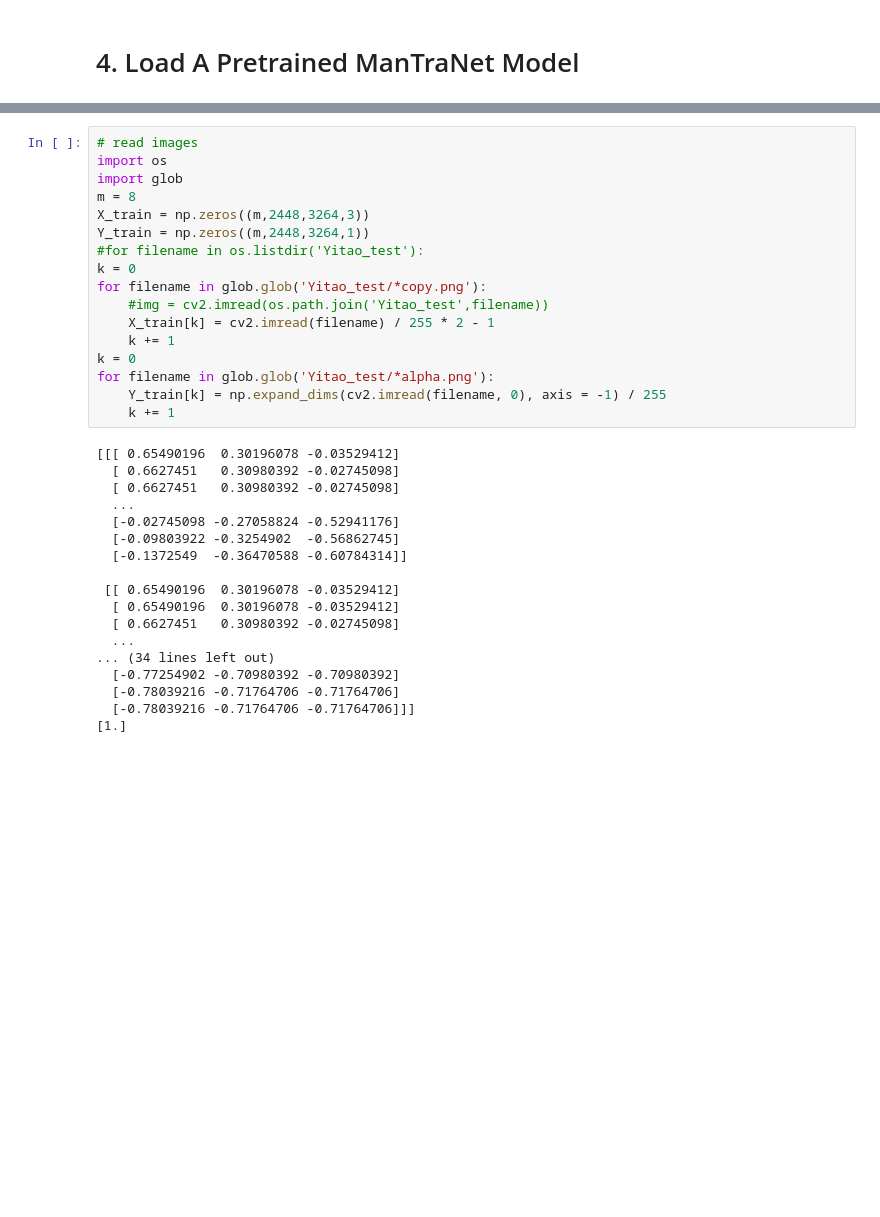
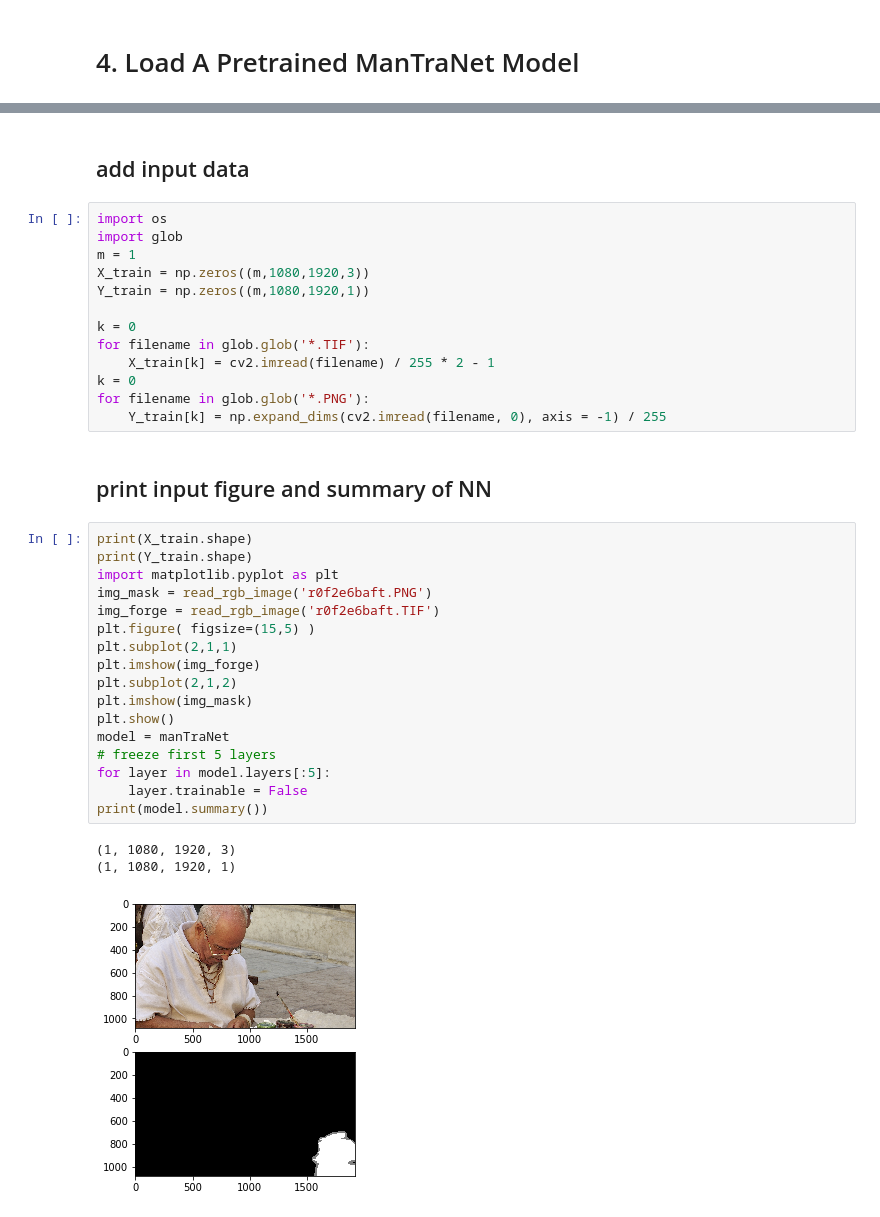
Before and after one commit to dhtdean/IFDN, a Jupyter notebook: Yitao_ManTraNet_Demo.ipynb, the cells around one changed output, grey strips where cells are left out. Saved outputs shown, nothing was run; the diff lists cells and outputs as text; blank space fills up the shorter version.

Commit message:
added model training demo

```diff
--- a/Yitao_ManTraNet_Demo.ipynb
+++ b/Yitao_ManTraNet_Demo.ipynb
@@ -228,36 +163,39 @@ Epoch 2/2
 <keras.callbacks.History at 0x...>
+# %% [markdown]
+## add input data
 # %%
-# read images
 import os
 import glob
-m = 8
-X_train = np.zeros((m,2448,3264,3))
-Y_train = np.zeros((m,2448,3264,1))
-#for filename in os.listdir('Yitao_test'):
+m = 1
+X_train = np.zeros((m,1080,1920,3))
+Y_train = np.zeros((m,1080,1920,1))
+
 k = 0
-for filename in glob.glob('Yitao_test/*copy.png'):
-    #img = cv2.imread(os.path.join('Yitao_test',filename))
+for filename in glob.glob('*.TIF'):
     X_train[k] = cv2.imread(filename) / 255 * 2 - 1
-    k += 1
 k = 0
-for filename in glob.glob('Yitao_test/*alpha.png'):
+for filename in glob.glob('*.PNG'):
     Y_train[k] = np.expand_dims(cv2.imread(filename, 0), axis = -1) / 255
-    k += 1
-# %% [output]
-[[[ 0.65490196  0.30196078 -0.03529412]
-  [ 0.6627451   0.30980392 -0.02745098]
-  [ 0.6627451   0.30980392 -0.02745098]
-  ...
-  [-0.02745098 -0.27058824 -0.52941176]
-  [-0.09803922 -0.3254902  -0.56862745]
-  [-0.1372549  -0.36470588 -0.60784314]]
-
- [[ 0.65490196  0.30196078 -0.03529412]
-  [ 0.65490196  0.30196078 -0.03529412]
-  [ 0.6627451   0.30980392 -0.02745098]
-  ...
-... (34 lines left out)
-  [-0.77254902 -0.70980392 -0.70980392]
-  [-0.78039216 -0.71764706 -0.71764706]
-  [-0.78039216 -0.71764706 -0.71764706]]]
-[1.]
+# %% [markdown]
+## print input figure and summary of NN
+# %%
+print(X_train.shape)
+print(Y_train.shape)
+import matplotlib.pyplot as plt
+img_mask = read_rgb_image('r0f2e6baft.PNG')
+img_forge = read_rgb_image('r0f2e6baft.TIF')
+plt.figure( figsize=(15,5) )
+plt.subplot(2,1,1)
+plt.imshow(img_forge)
+plt.subplot(2,1,2)
+plt.imshow(img_mask)
+plt.show()
+model = manTraNet
+# freeze first 5 layers
+for layer in model.layers[:5]:
+    layer.trainable = False
+print(model.summary())
+# %% [output]
+(1, 1080, 1920, 3)
+(1, 1080, 1920, 1)
+[figure, added]
```
Also changed, not shown: parts of 24 cells of this notebook.
